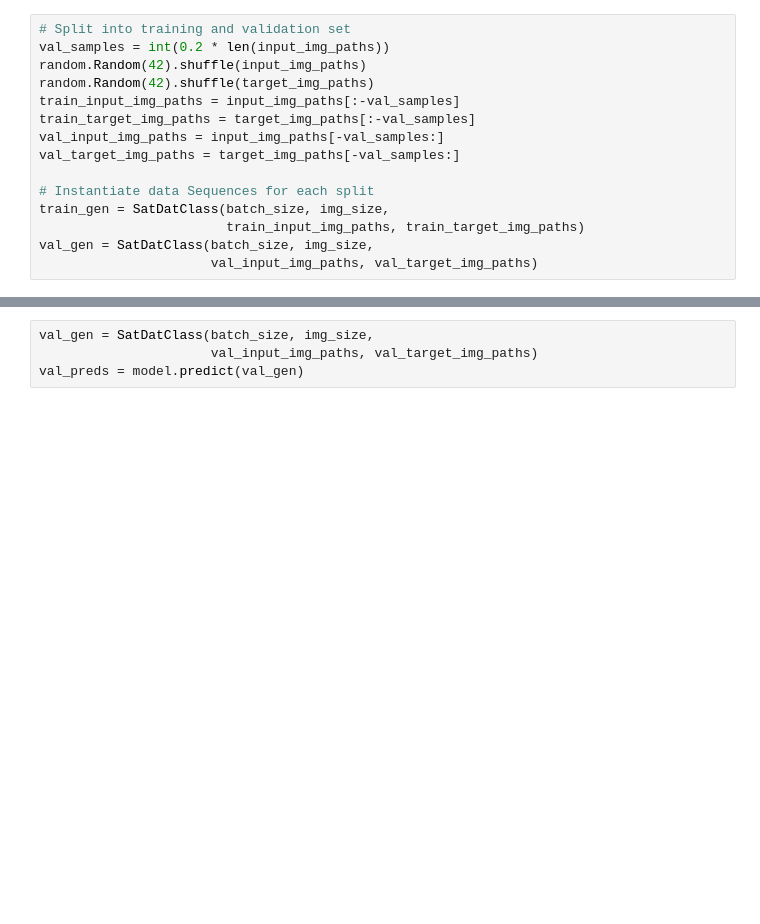
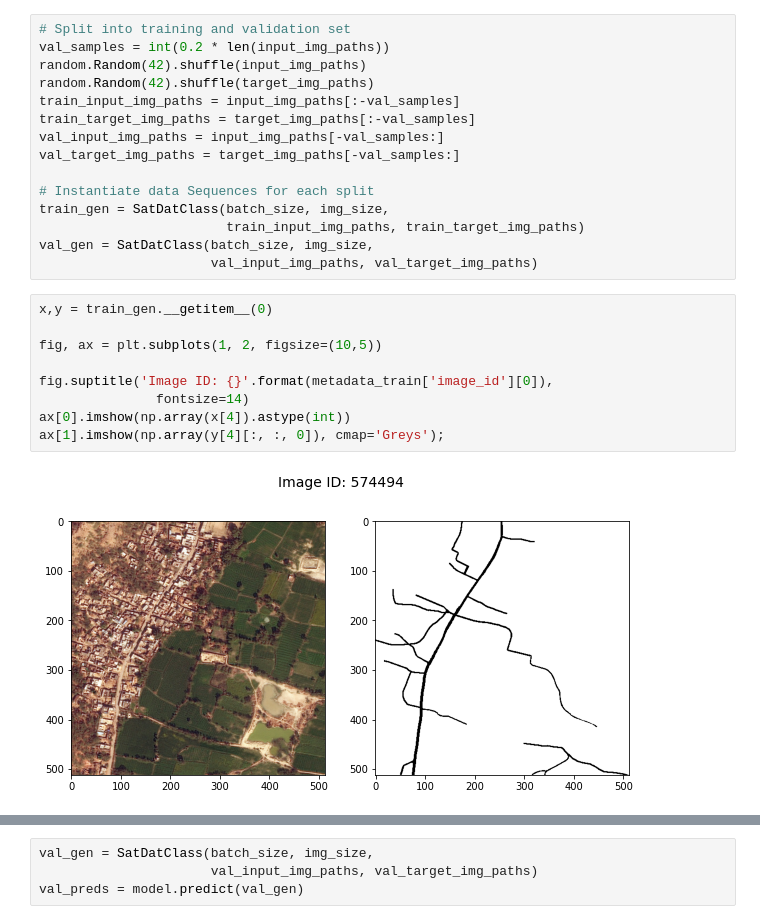
Before and after one commit to hmlewis-astro/street_network_deep_learning, a Jupyter notebook: test_notebook.ipynb, the cells around one changed output, grey strips where cells are left out. Saved outputs shown, nothing was run; the diff lists cells and outputs as text; blank space fills up the shorter version.

```diff
--- a/test_notebook.ipynb
+++ b/test_notebook.ipynb
@@ -338,6 +326,17 @@ train_gen = SatDatClass(batch_size, img_size,
                         train_input_img_paths, train_target_img_paths)
 val_gen = SatDatClass(batch_size, img_size,
                       val_input_img_paths, val_target_img_paths)
+# %%
+x,y = train_gen.__getitem__(0)
+
+fig, ax = plt.subplots(1, 2, figsize=(10,5))
+
+fig.suptitle('Image ID: {}'.format(metadata_train['image_id'][0]),
+               fontsize=14)
+ax[0].imshow(np.array(x[4]).astype(int))
+ax[1].imshow(np.array(y[4][:, :, 0]), cmap='Greys');
+# %% [output]
+[figure, added]
 # %%
 model.compile(optimizer="rmsprop",
               loss="sparse_categorical_crossentropy",
```
Also changed, not shown: parts of 12 cells of this notebook.
